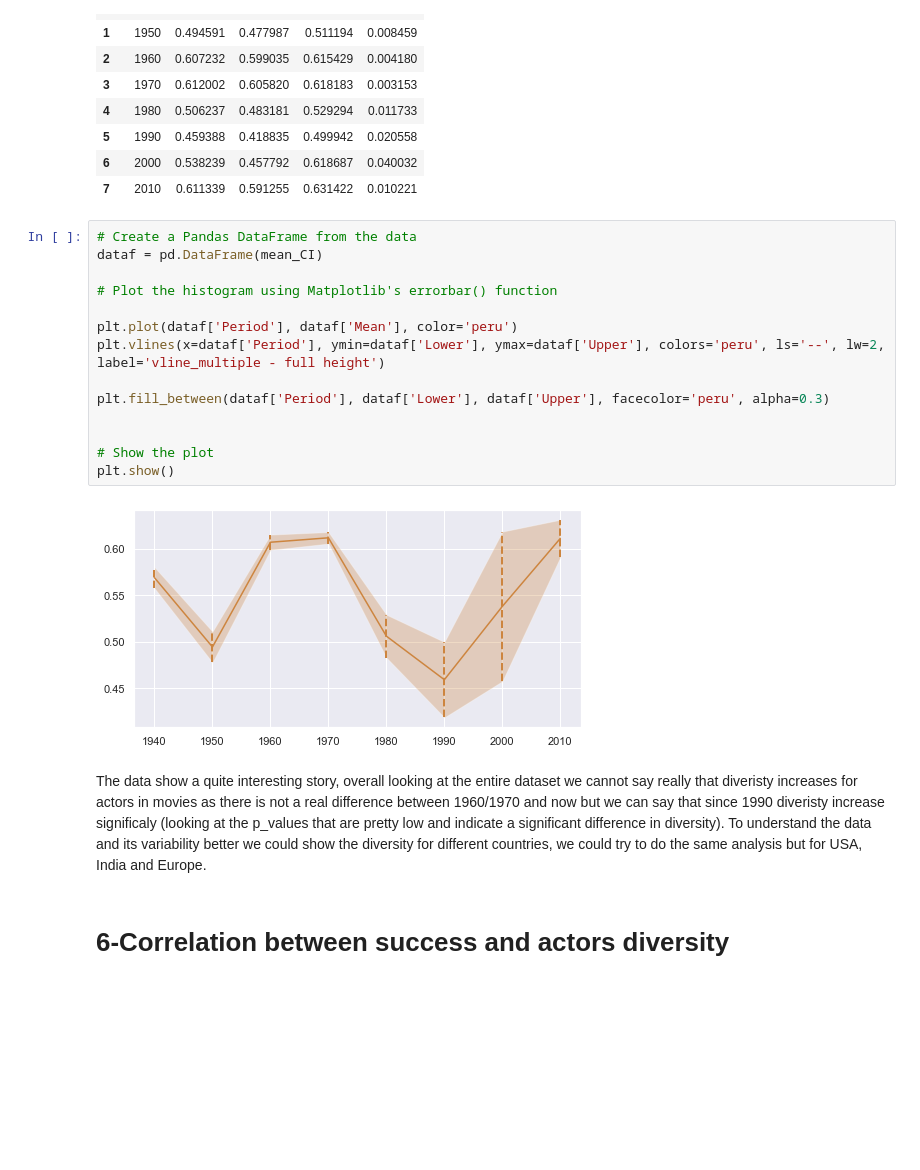
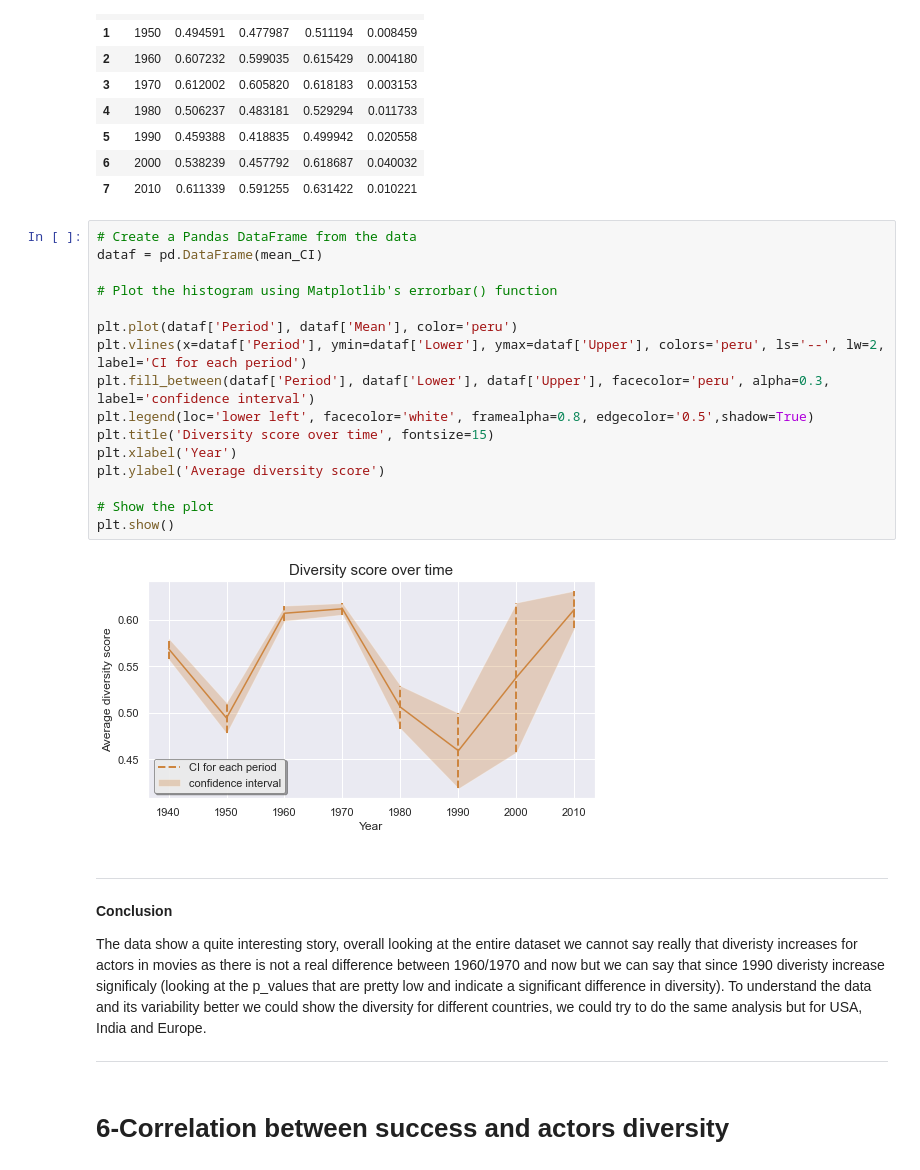
Before and after one commit to epfl-ada/ada-2022-project-borroworrob, a Jupyter notebook: part3.ipynb, the cells around one changed output. Drawn from its saved outputs; the diff is of its cells as text; blank space fills up the shorter version.

```diff
--- a/part3.ipynb
+++ b/part3.ipynb
@@ -1427,21 +1511,28 @@ dfmean
 # %%
 # Create a Pandas DataFrame from the data
 dataf = pd.DataFrame(mean_CI)
 
 # Plot the histogram using Matplotlib's errorbar() function
 
 plt.plot(dataf['Period'], dataf['Mean'], color='peru')
-plt.vlines(x=dataf['Period'], ymin=dataf['Lower'], ymax=dataf['Upper'], colors='peru', ls='--', lw=2, label='vline_multiple - full height')
-
-plt.fill_between(dataf['Period'], dataf['Lower'], dataf['Upper'], facecolor='peru', alpha=0.3)
-
+plt.vlines(x=dataf['Period'], ymin=dataf['Lower'], ymax=dataf['Upper'], colors='peru', ls='--', lw=2, label='CI for each period')
+plt.fill_between(dataf['Period'], dataf['Lower'], dataf['Upper'], facecolor='peru', alpha=0.3, label='confidence interval')
+plt.legend(loc='lower left', facecolor='white', framealpha=0.8, edgecolor='0.5',shadow=True)
+plt.title('Diversity score over time', fontsize=15)
+plt.xlabel('Year')
+plt.ylabel('Average diversity score')
 
 # Show the plot
 plt.show()
 # %% [output]
-[figure, old version]
+[figure, new version]
 # %% [markdown]
+---
+**Conclusion**
+
 The data show a quite interesting story, overall looking at the entire dataset we cannot say really that diveristy increases for actors in movies as there is not a real difference between 1960/1970 and now but we can say that since 1990 diveristy increase significaly (looking at the p_values that are pretty low and indicate a significant difference in diversity). To understand the data and its variability better we could show the diversity for different countries, we could try to do the same analysis but for USA, India and Europe.
+
+---
 # %% [markdown]
 # 6-Correlation between success and actors diversity <a name="paragraph6"></a>
 # %% [markdown]
```
Also changed, not shown: parts of 24 cells of this notebook.
